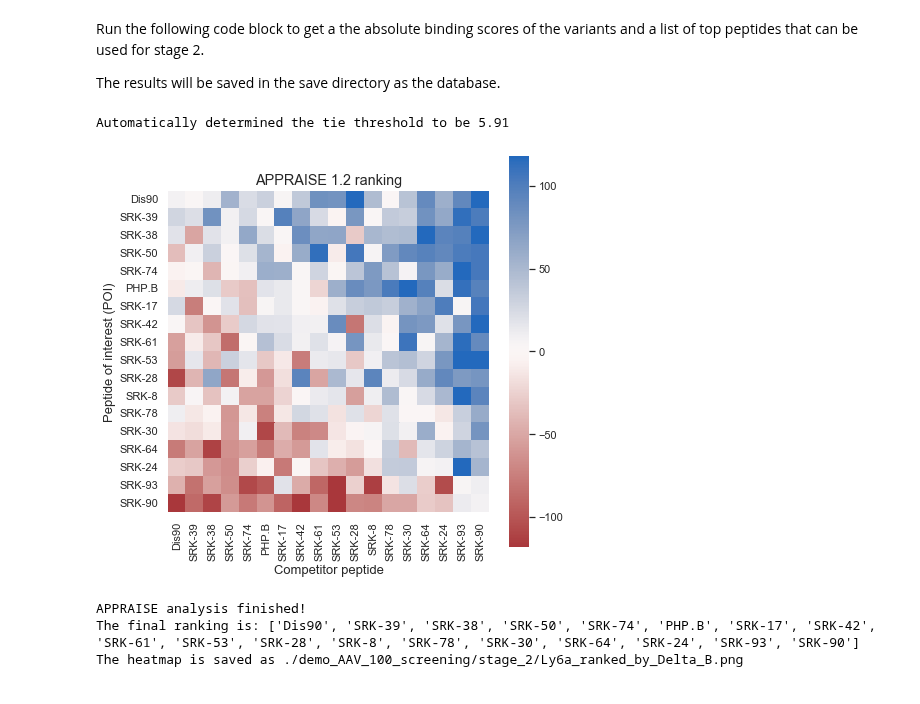
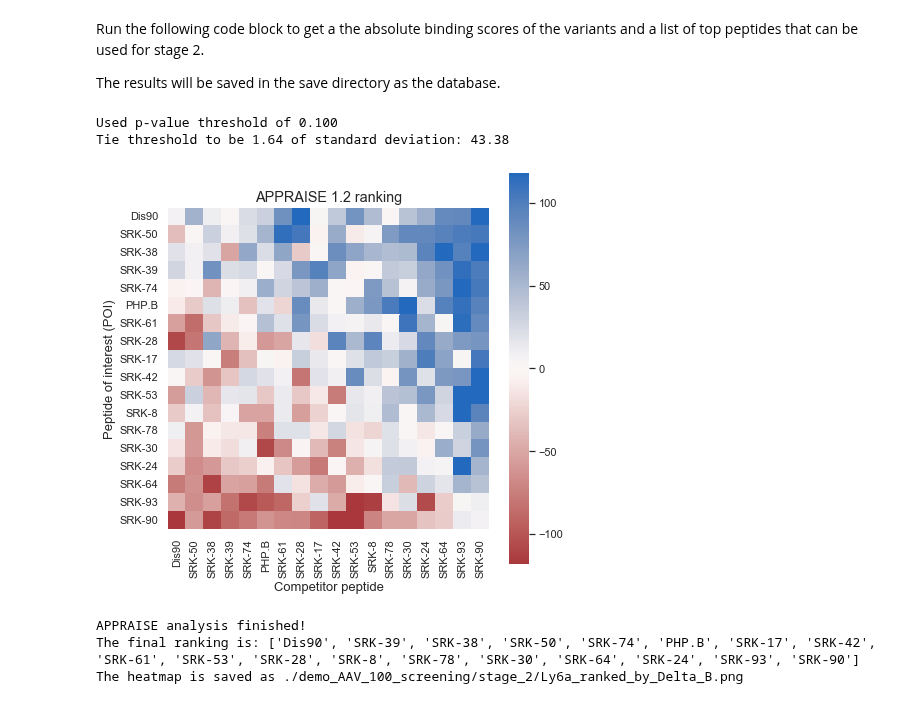
Before and after one commit to xz-ding/APPRAISE, a Jupyter notebook: demo/appraise_demo.ipynb, the cells around one changed output. Cells and saved outputs as stored; diff of their text form; code cells hidden in the pictures.

Commit message:
changed default p-value threshold to 0.1 and re-run demo

```diff
--- a/demo/appraise_demo.ipynb
+++ b/demo/appraise_demo.ipynb
@@ -678,12 +684,13 @@ Run the following code block to get a the absolute binding scores of the variant
 
 The results will be saved in the save directory as the database.
 # %%
-list_peptide_order, _ = plot_heatmap(df_pairwise_average, feature_of_interest='Delta_B', title='APPRAISE 1.2 ranking', rank_by_tournament=True, save_figure=False)
+list_peptide_order, _ = plot_heatmap(df_pairwise_average, feature_of_interest='Delta_B', title='APPRAISE 1.2 ranking', rank_by_tournament=True, p_value_threshold=0.1, save_figure=False)
 heatmap_figure_path = '/'.join(database_path.split('/')[:-1]) + '/{}_ranked_by_{}.png'.format(receptor_of_interest, 'Delta_B')
 plt.savefig(heatmap_figure_path, bbox_inches = 'tight', dpi=300)
 # %% [output]
-Automatically determined the tie threshold to be 5.91
+Used p-value threshold of 0.100
+Tie threshold to be 1.64 of standard deviation: 43.38
-[figure, old version]
+[figure, new version]
 # %%
 print('APPRAISE analysis finished!')
 print('The final ranking is: {}'.format(list_peptide_order))
```
Also changed, not shown: parts of 4 cells of this notebook, 2 other files.
